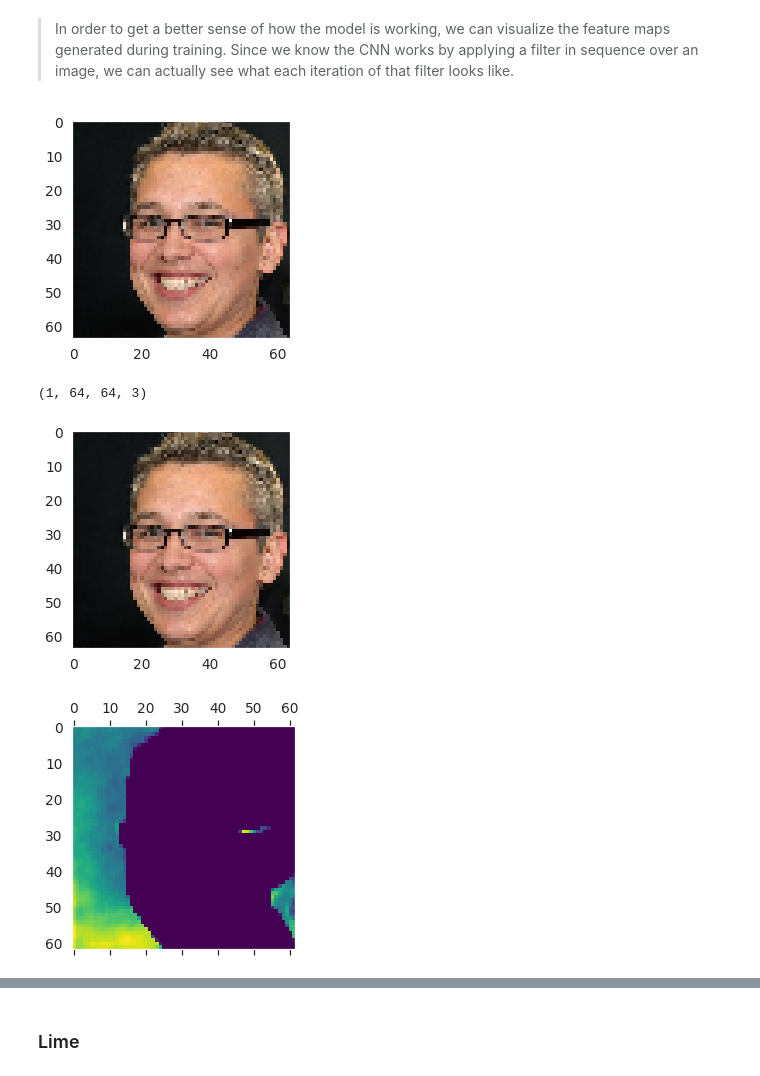
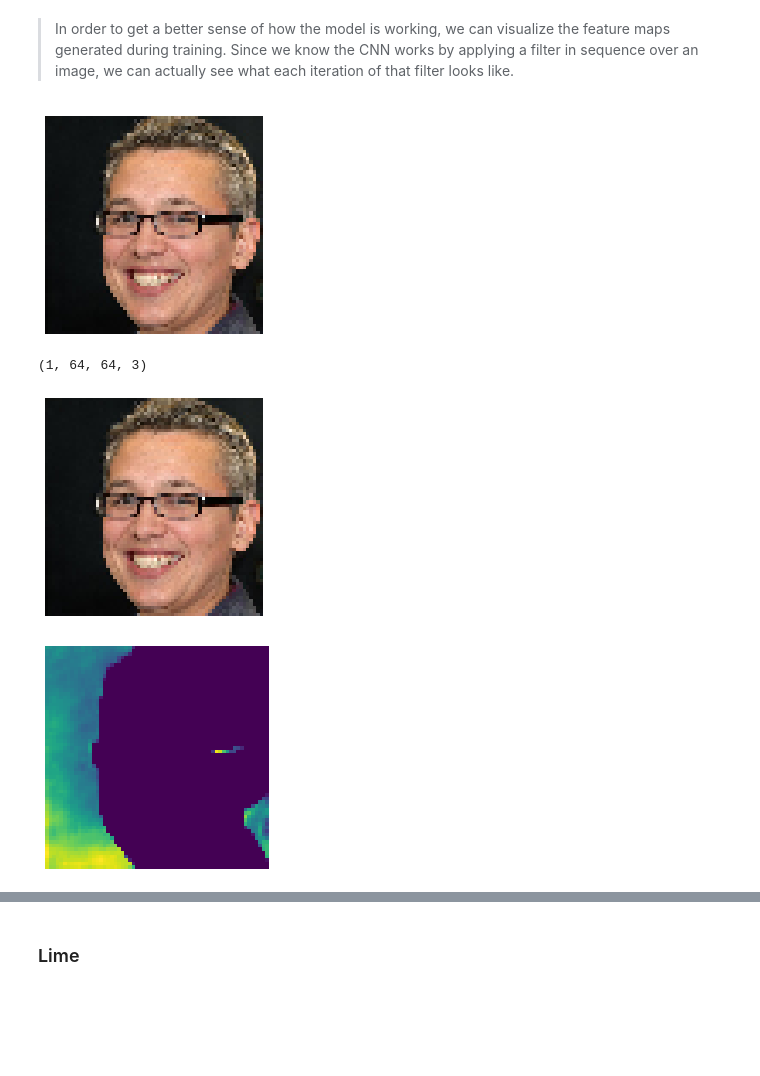
Before and after one commit to spags093/deepfake_image_detection, a Jupyter notebook: Deepfake_Capstone_2.ipynb, the cells around one changed output, grey strips where cells are left out. Drawn from its saved outputs; the diff is of its cells as text; code cells hidden in the pictures; blank space fills up the shorter version.

```diff
--- a/Deepfake_Capstone_2.ipynb
+++ b/Deepfake_Capstone_2.ipynb
@@ -1237,13 +1275,14 @@ The predicted class of this images is:  [[1.]]
 # %%
 # Load an image from training set
 
 img_path = '/Deepfake-images V2/train/fake/06Z2S3BQ0Y.jpg'
 
 img = image.load_img(img_path, target_size= (64, 64))
+plt.axis('off')
 plt.imshow(img)
 plt.show()
 # %% [output]
-[figure, old version]
+[figure, new version]
 # %%
 # Transform to a tensor and visualize
 
@@ -1255,11 +1294,12 @@ img_tensor /= 255.
 print(img_tensor.shape)
 
 # Preview Image
+plt.axis('off')
 plt.imshow(img_tensor[0])
 plt.show()
 # %% [output]
 (1, 64, 64, 3)
-[figure, old version]
+[figure, new version]
 # %%
 # Checking out the visual for the first layer of the model
 
@@ -1275,9 +1315,10 @@ first_layer_activation = activations_single[0]
 
 # Plot the thing
 plt.matshow(first_layer_activation[0, :, :, 3], cmap = 'viridis')
+plt.axis('off')
 plt.show()
 # %% [output]
-[figure, old version]
+[figure, new version]
 # %%
 # Plot out the filters of several layers
 
```
Also changed, not shown: parts of 47 cells of this notebook.
